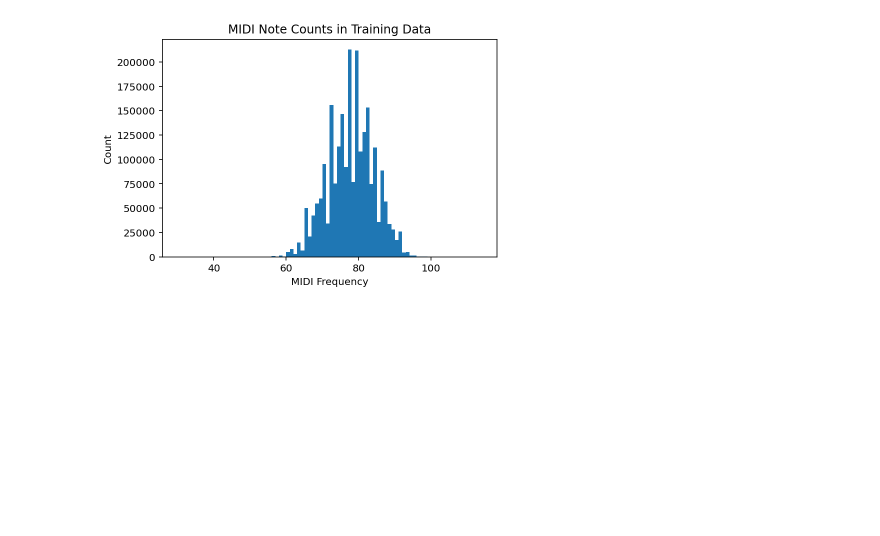
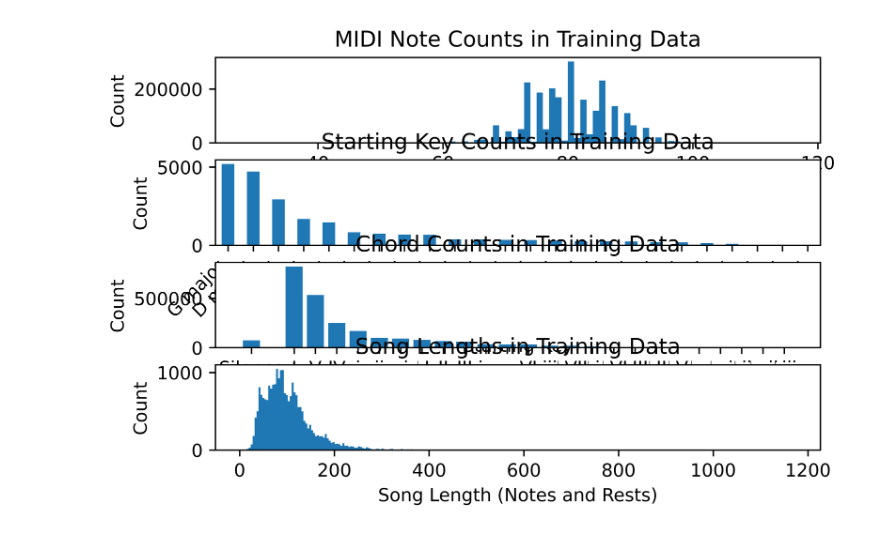
Before and after one commit to adamwellsward/Portfolio_Projects, a Jupyter notebook: visualization.ipynb, the cells around one changed output. Cells and saved outputs as stored; diff of their text form; code cells hidden in the pictures; blank space fills up the shorter version.

```diff
--- a/visualization.ipynb
+++ b/visualization.ipynb
@@ -5,8 +5,10 @@ from abc_utils import *
 from matplotlib import pyplot as plt
 import numpy as np
 from hmmlearn import hmm
+from mpl_toolkits.axes_grid1 import make_axes_locatable         # help from Stack Overflow here
 
 RANDOM_STATE = 42
+plt.rcParams["figure.dpi"] = 500
 # %%
 #  load in the dataset
 # train, test = abc.load_harmonization_train_test()
@@ -80,51 +104,79 @@ dtype: int64
 # %%
 # plot the counts of the MIDI frequencies
 # get all of the notes (count the rests and remove them)
 all_notes = train_set['melody'].values
 num_rests = np.sum(all_notes == 0)
 all_notes = all_notes[all_notes != 0]
 
 # get the high and low values and set the bins
 low = np.min(all_notes)
 high = np.max(all_notes)
 bins = np.linspace(low, high, high - low + 1)
 
 # plot
+plt.subplot(411)
 plt.hist(all_notes, bins=bins)
 plt.title("MIDI Note Counts in Training Data")
 plt.xlabel("MIDI Frequency")
 plt.ylabel("Count")
+# plt.show()
+
+# create a bar graph of the starting keys
+all_keys = train_set['first_key_in_song']
+indices = np.cumsum(train_lengths).values.flatten() - 1
+final_keys = all_keys.iloc[indices]
+
+# slice out indices where index is not major or minor
+vals = final_keys.value_counts()
+mask = [True if (("minor" in s) or ('major' in s)) else False for s in vals.index]
+trunc_keys = vals[mask]
+
+plt.subplot(412)
+trunc_keys.plot.bar()
+plt.xticks(rotation=45, ha="right")
+plt.title("Starting Key Counts in Training Data")
+plt.xlabel("Starting Key")
+plt.ylabel("Count")
+# plt.show()
+
+# create a histogram of the chords
+plt.subplot(413)
+all_chords = train_set['chord'].values
+all_chords = all_chords[all_chords != 0]
+chord_list, counts = np.unique(all_chords, return_counts=True)
+labels = [CHORD_INT_MAP[c] for c in chord_list]
+
+# run through and set the flat symbols to look better
+for i, l in enumerate(labels):
+    if 'b' in l:
+        labels[i] = r"$\flat$" + l[1:]
+labels[0] = "Silence"
+labels = np.array(labels)
+
+# sort by frequency
+sort_inds = np.argsort(counts[1:])[::-1]
+new_labels = labels[1:][sort_inds]
+new_labels = np.insert(new_labels, 0, labels[0])
+
+plt.bar(chord_list, np.insert(counts[1:][sort_inds], 0, counts[0]))
+plt.xticks(chord_list, labels=new_labels)
+plt.title("Chord Counts in Training Data")
+plt.xlabel("Chord")
+plt.ylabel("Count")
+# plt.show()
+
+# plot the song lengths (number of notes and rests in the song)
+plt.subplot(414)
+plt.hist(train_lengths.values.flatten(), bins='auto')
+plt.title("Song Lengths in Training Data")
+plt.xlabel("Song Length (Notes and Rests)")
+plt.ylabel("Count")
+# plt.show()
+plt.tight_layout()
 plt.show()
-
 # print descriptive statistics
 print("Number of Rests:", num_rests)
 print("Lowest Note MIDI Value:", low)
 print("Highest Note MIDI Value:", high)
-
-# create a bar graph of the starting keys
-# TODO: Use the new key column to do this
-# vis_df['keys'].value_counts().plot.bar()
-# plt.xticks(rotation=45, ha="right")
-# plt.title("Starting Key Counts in Training Data")
-# plt.xlabel("Starting Key")
-# plt.ylabel("Count")
-# plt.show()
-
-# create a histogram of the chords
-all_chords = train_set['chord'].values
-all_chords = all_chords[all_chords != 0]
-chord_list, counts = np.unique(all_chords, return_counts=True)
-plt.bar(chord_list, counts)
-plt.title("Chord Counts in Training Data")
-plt.xlabel("Chord")
-plt.ylabel("Count")
-plt.show()
-
-# plot the song lengths (number of notes and rests in the song)
-train_lengths.plot(kind='hist')
-plt.title("Song Lengths in Training Data")
-plt.xlabel("Song Length (Notes and Rests)")
-plt.ylabel("Count")
-plt.show()
 # %% [output]
-[figure, old version]
+[figure, new version]
```
Also changed, not shown: parts of 7 cells of this notebook.
